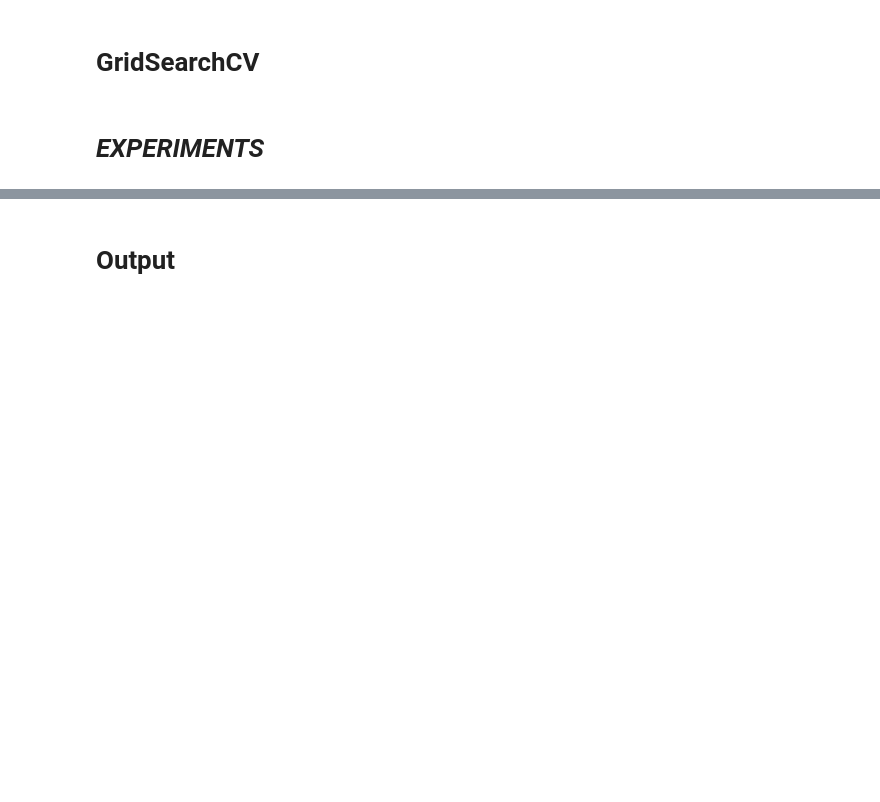
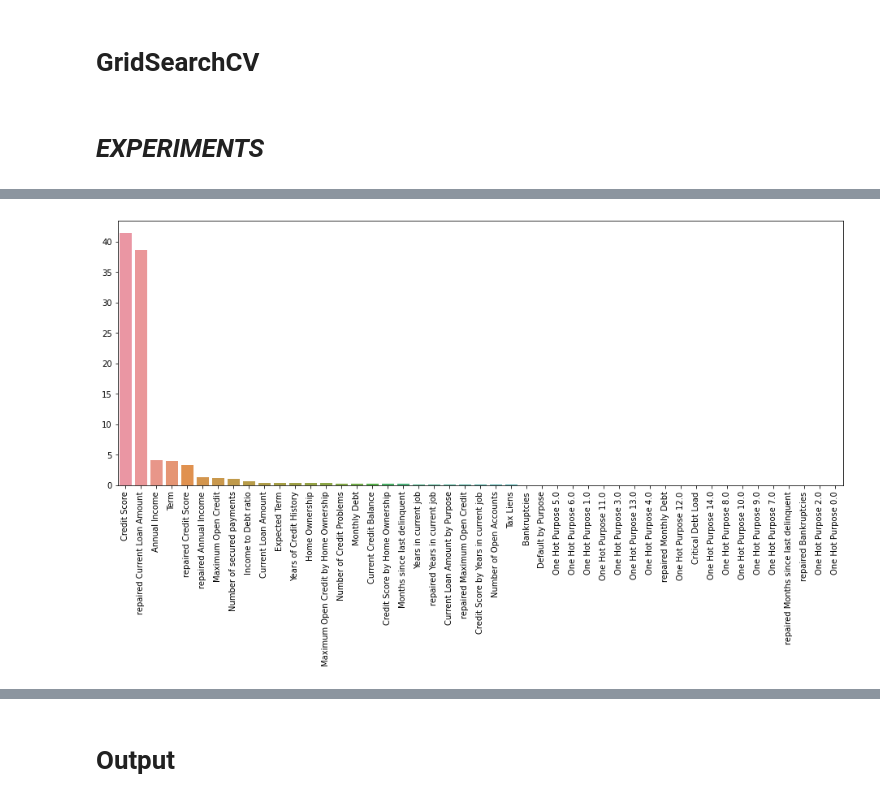
Before and after one commit to j2cry/gb_ds1_real_predict, a Jupyter notebook: MirzoianPeter_solution.ipynb, the cells around one changed output, grey strips where cells are left out. Drawn from its saved outputs; the diff is of its cells as text; code cells hidden in the pictures; blank space fills up the shorter version.

```diff
--- a/MirzoianPeter_solution.ipynb
+++ b/MirzoianPeter_solution.ipynb
@@ -731,6 +721,7 @@ class Featuring:
   def fit(self, X, y=None):
     df = X.copy()
     self.medians = X.median()
+
     if y is not None:
       df['Credit Default'] = y.values
 
@@ -754,7 +745,7 @@ class Featuring:
     # X['Purpose is debt consolidation'] = X['Purpose'].apply(lambda value: int(value == 'debt consolidation'))                             # Purpose dummy
     # X = X.join(pd.DataFrame(self.purpose_encoder.transform(X[['Purpose']]).toarray(), columns=self.onehot_purpose_names, index=X.index))       # Purpose OneHotEncode
 
-    categories = [f'One Hot Purpose {num}.0' for num in np.arange(0, 15)]
+    categories = [f'One Hot Purpose {num}.0' for num in np.arange(0, self.purposes_count)]
     purpose_dummies = pd.get_dummies(X['Purpose'], prefix='One Hot Purpose', prefix_sep=' ')
     purpose_dummies = purpose_dummies.T.reindex(categories).T.fillna(0)
     X = X.join(purpose_dummies)
@@ -764,27 +755,31 @@ class Featuring:
     X.loc[condition, 'Critical Debt Load'] = 1
     X.loc[~condition, 'Critical Debt Load'] = 0
 
-    # Income to Debt ratio
+    # Monthly Income to Monthly Debt ratio
     X['Income to Debt ratio'] = np.round((X['Annual Income']/12) / X['Monthly Debt'], 3)
     X.loc[X['Income to Debt ratio'].isna(), 'Income to Debt ratio'] = X['Income to Debt ratio'].median()
 
-    # Income to Loan ratio
-    # X['Income to Loan ratio'] = np.round((X['Annual Income']/12) / X['Current Loan Amount'], 3)
+    # Monthly Income to Current Loan Amount ratio
+    # X['Income to Loan ratio'] = np.round(X['Annual Income']/12 / X['Current Loan Amount'], 3)
     # X.loc[X['Income to Loan ratio'].isna(), 'Income to Loan ratio'] = X['Income to Loan ratio'].median()
 
+    # Current Balance to Current Loan Amount ratio
+    # X['Balance to Loan ratio'] = np.round(X['Current Credit Balance'] / X['Current Loan Amount'], 3)
+    # X.loc[X['Balance to Loan ratio'].isna(), 'Balance to Loan ratio'] = X['Balance to Loan ratio'].median()
+
     # Количество платежей, обеспеченных годовым доходом
-    # X['Number of secured payments'] = X['Annual Income'] / X['Monthly Debt']
+    X['Number of secured payments'] = X['Annual Income'] / X['Monthly Debt']
 
     # Ожидаемый срок погашения
     X['Expected Term'] = X['Current Loan Amount'] / X['Monthly Debt']
 
     # Credit Default by Purpose merge
-    # if self.default_by_purpose is not None:
-      # X['Default by Purpose'] = X['Purpose'].map(self.default_by_purpose)
+    if self.default_by_purpose is not None:
+      X['Default by Purpose'] = X['Purpose'].map(self.default_by_purpose)
 
     # Credit Score delta (minus mode for Credit Default)
     # if self.mode_score_default is not None:
-    #   X['Delta Credit Score'] = X['Credit Score'] - self.mode_score_default
+      # X['Delta Credit Score'] = X['Credit Score'] - self.mode_score_default
 
     # ---------- GROUP FEATURES MERGE ----------
     for mfeat, gfeat in self.group_feats:
@@ -795,5 +790,5 @@ class Featuring:
     # drop non-meaningful columns
     X.drop(columns=['Purpose'], inplace=True)
 
-    # X.fillna(self.medians, inplace=True)
+    X.fillna(self.medians, inplace=True)
     return X
@@ -870,19 +795,21 @@ def features_research(**params):
 # %% [markdown]
 # **Prepare datasets**
 # %%
-def prepare_data(X_train_src, y_train_src, X_test_src, **params):
+def prepare_data(X_train_src, y_train_src, X_test_src=None, **params):
   balance = params.pop('balance', None)
   features = params.pop('features', [])
 
   X_train = X_train_src.copy()
   y_train = y_train_src.copy()
-  X_test = X_test_src.copy()
+  if X_test_src is not None:
+    X_test = X_test_src.copy()
 
   # Preprocessing
   preprocessor = Preprocessing()
   preprocessor.fit(X_train)
   X_train = preprocessor.transform(X_train)
-  X_test = preprocessor.transform(X_test)
+  if X_test_src is not None:
+    X_test = preprocessor.transform(X_test)
 
   # Balancing
   if balance:
@@ -894,12 +821,13 @@ def prepare_data(X_train_src, y_train_src, X_test_src, **params):
   featuring = Featuring(features)
   featuring.fit(X_train, y_train)
   X_train = featuring.transform(X_train)
-  X_test = featuring.transform(X_test)
+  if X_test_src is not None:
+    X_test = featuring.transform(X_test)
 
   disbalance = int(y_train.value_counts()[0]) / int(y_train.value_counts()[1])
   # print(f'disbalance: {disbalance}')
 
-  return (X_train, y_train, X_test, disbalance)
+  return (X_train, y_train, X_test, disbalance) if X_test_src is not None else (X_train, y_train, disbalance)
 # %% [markdown]
 # **Build classification model**
 # %%
@@ -1102,3 +1183,13 @@ def diff_seed_validation(**params):
 # %%
 # %%time
 # features_collection = features_research(mode='deep', max_depth=6, model_type='cross', start_feats=[])
+# %%
+feat_imp = pd.Series(test_model.get_feature_importance(), make_model.columns)
+feat_imp = feat_imp.sort_values(ascending=False)
+plt.figure(figsize=(16, 6))
+sns.barplot(feat_imp.index, feat_imp)
+plt.xticks(rotation='90')
+plt.show()
+# feat_imp.sum()
+# %% [output]
+[figure, added]
```
Also changed, not shown: parts of 42 cells of this notebook.
